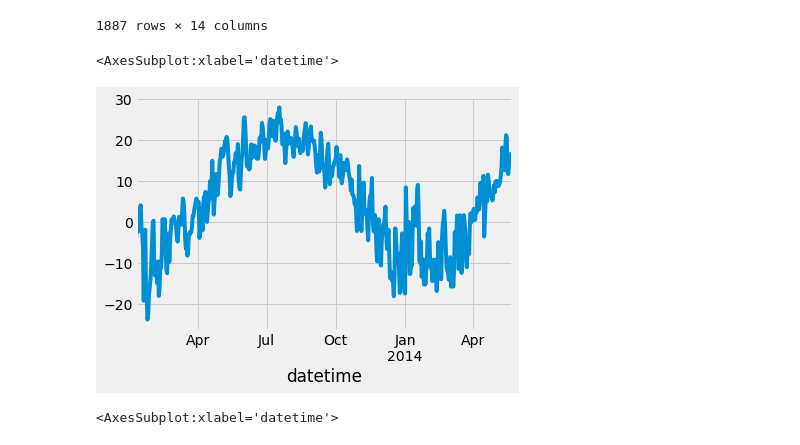
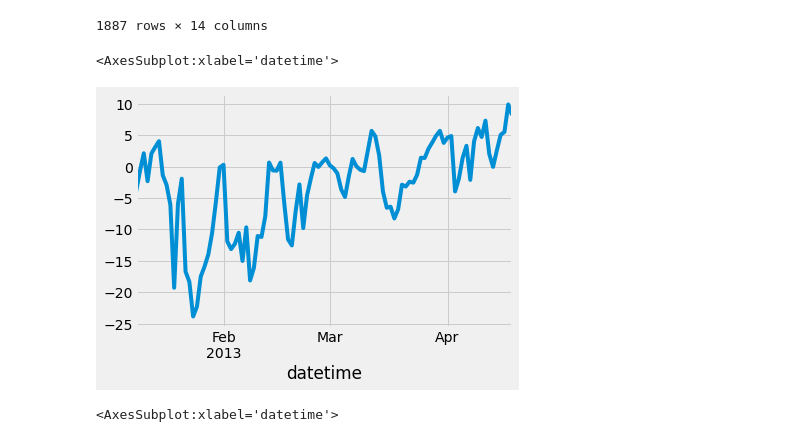
Before and after one commit to McGill-MMA-EnterpriseAnalytics/Cloud-Computations, a Jupyter notebook: INSY695_MLModels.ipynb, the cells around one changed output. Saved outputs shown, nothing was run; the diff lists cells and outputs as text; code cells hidden in the pictures.

```diff
--- a/INSY695_MLModels.ipynb
+++ b/INSY695_MLModels.ipynb
@@ -67,10 +67,10 @@ weather_df
 | 2017-11-30 | 58.000000 | 1027.000000 | -1.350000 | 300.000000 | 4.000000 | 1.000000 | 0.000000 | 0.000000 | 0.000000 | ... |
 1887 rows × 14 columns
 # %%
-weather_df['Temperature'][100:600].plot()
+weather_df['Temperature'][100:200].plot()
 # %% [output]
 <AxesSubplot:xlabel='datetime'>
-[figure, old version]
+[figure, new version]
 # %%
 weather_df['Humidity'][100:200].plot()
 # %% [output]
```
Also changed, not shown: parts of 26 cells of this notebook.
